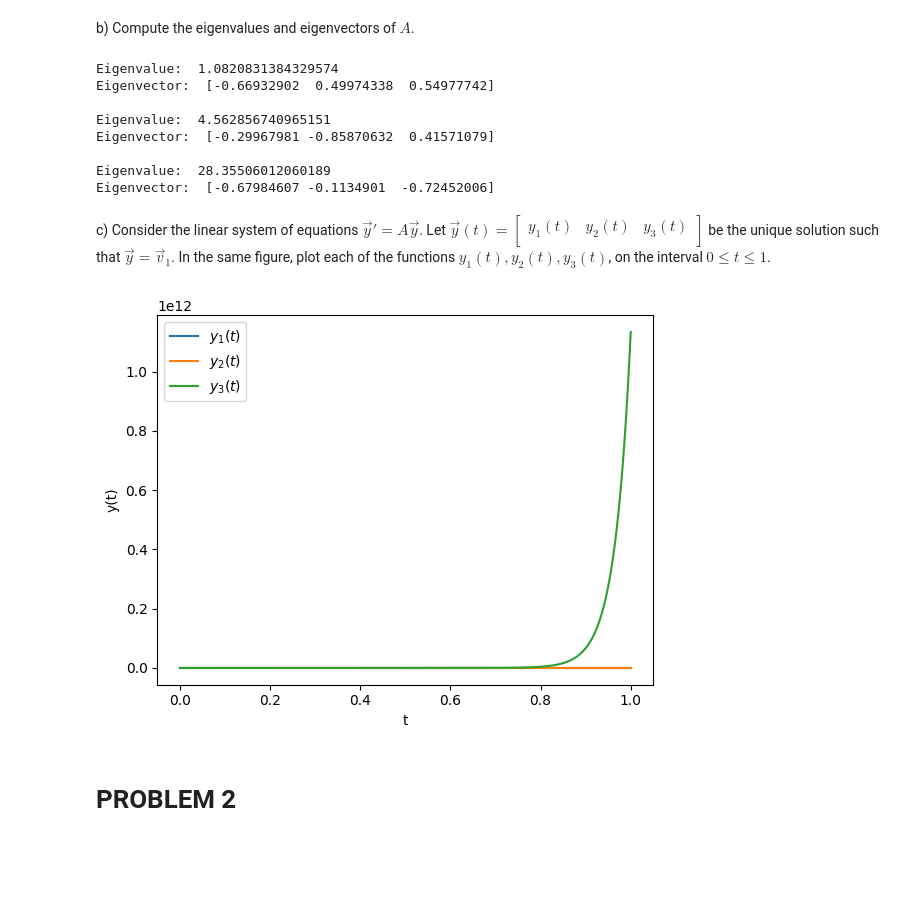
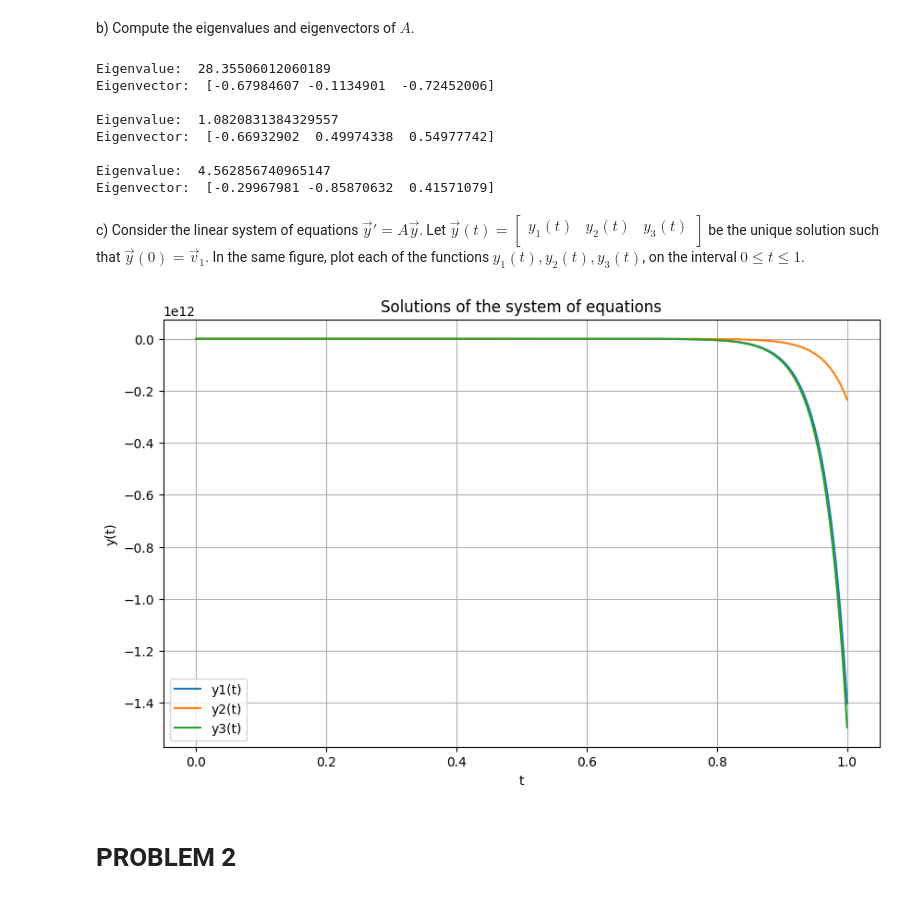
Before and after one commit to ChenghengLi/33B-OD, a Jupyter notebook: Computational Homework/HW3.ipynb, the cells around one changed output. Cells and saved outputs as stored; diff of their text form; code cells hidden in the pictures; blank space fills up the shorter version.

```diff
--- a/Computational Homework/HW3.ipynb
+++ b/Computational Homework/HW3.ipynb
@@ -43,7 +42,7 @@ array([[14,  3, 13],
 b) Compute the eigenvalues and eigenvectors of $A$.
 # %%
 # Compute the eigenvalues and eigenvectors of A
-eigenvalues, eigenvectors = np.linalg.eigh(A)
+eigenvalues, eigenvectors = np.linalg.eig(A)
 
 # Print the eigenvalues adn eignenvectors
 
@@ -52,43 +51,44 @@ for i in range(len(eigenvalues)):
     print('Eigenvector: ', eigenvectors[:, i])
     print()
 # %% [output]
-Eigenvalue:  1.0820831384329574
+Eigenvalue:  28.35506012060189
+Eigenvector:  [-0.67984607 -0.1134901  -0.72452006]
+
+Eigenvalue:  1.0820831384329557
 Eigenvector:  [-0.66932902  0.49974338  0.54977742]
 
-Eigenvalue:  4.562856740965151
+Eigenvalue:  4.562856740965147
 Eigenvector:  [-0.29967981 -0.85870632  0.41571079]
-
-Eigenvalue:  28.35506012060189
-Eigenvector:  [-0.67984607 -0.1134901  -0.72452006]
 # %% [markdown]
 c) Consider the linear system of equations  $ \vec{y} ' =  A \vec{y}$. Let  $\vec{y} (t) = \begin{bmatrix} y_1 (t) & y_2 (t) & y_3 (t)\\ \end{bmatrix}$ be the
-unique solution such that  $\vec{y} = \vec{v}_1$. In the same figure, plot each of the functions $y_1 (t), y_2 (t), y_3 (t)$, on the interval $0 \leq t \leq 1$.
+unique solution such that  $\vec{y}(0) = \vec{v}_1$. In the same figure, plot each of the functions $y_1 (t), y_2 (t), y_3 (t)$, on the interval $0 \leq t \leq 1$.
-# %%
-# Define the initial condition y(0) = v_1
-y0 = eigenvectors[:, 0]
-
-# Define the time interval 0 <= t <= 1
-t = np.linspace(0, 1, 1000)
-
-# Compute the solution y(t) for each time point
-y_t = np.zeros((3, len(t)))
-for i in range(3):
-    y_t[i] = y0[i] * np.exp(eigenvalues[i] * t)
-
-# Plot the functions y_1(t), y_2(t), y_3(t)
-plt.plot(t, y_t[0], label='$y_1(t)$')
-plt.plot(t, y_t[1], label='$y_2(t)$')
-plt.plot(t, y_t[2], label='$y_3(t)$')
-
-# Add labels and legend
-plt.xlabel('t')
-plt.ylabel('y(t)')
-plt.legend()
-
-# Display the plot
-plt.show()
-# %% [output]
-[figure, removed]
+# %%
+# Define the system of equations
+def system(y, t):
+    return np.dot(A, y)
+
+# Initial condition
+y0 = eigenvectors[:, 0]
+
+# Time vector
+t = np.linspace(0, 1, 1000)
+
+# Solve the system of equations
+y = odeint(system, y0, t)
+
+# Plot the solutions
+plt.figure(figsize=(10, 6))
+plt.plot(t, y[:, 0], label='y1(t)')
+plt.plot(t, y[:, 1], label='y2(t)')
+plt.plot(t, y[:, 2], label='y3(t)')
+plt.legend(loc='best')
+plt.xlabel('t')
+plt.ylabel('y(t)')
+plt.title('Solutions of the system of equations')
+plt.grid(True)
+plt.show()
+# %% [output]
+[figure, added]
 # %% [markdown]
 # PROBLEM 2
 # %% [markdown]
```
Also changed, not shown: parts of 4 cells of this notebook.
